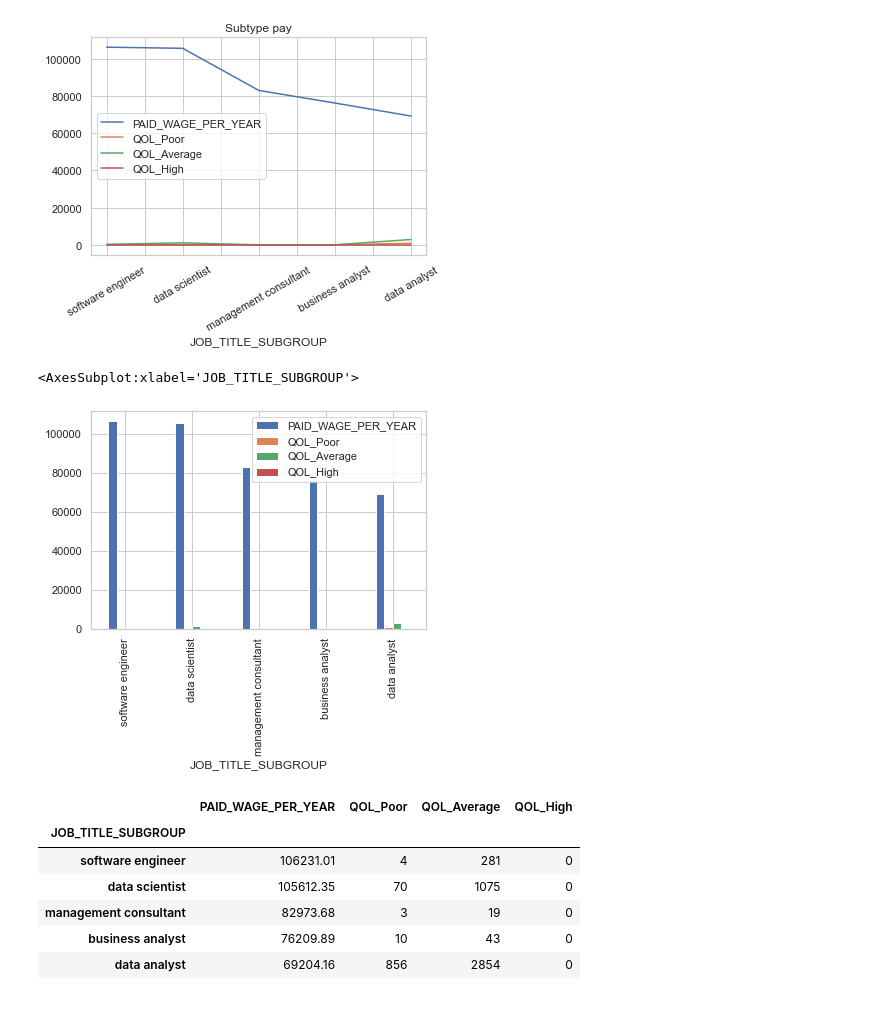
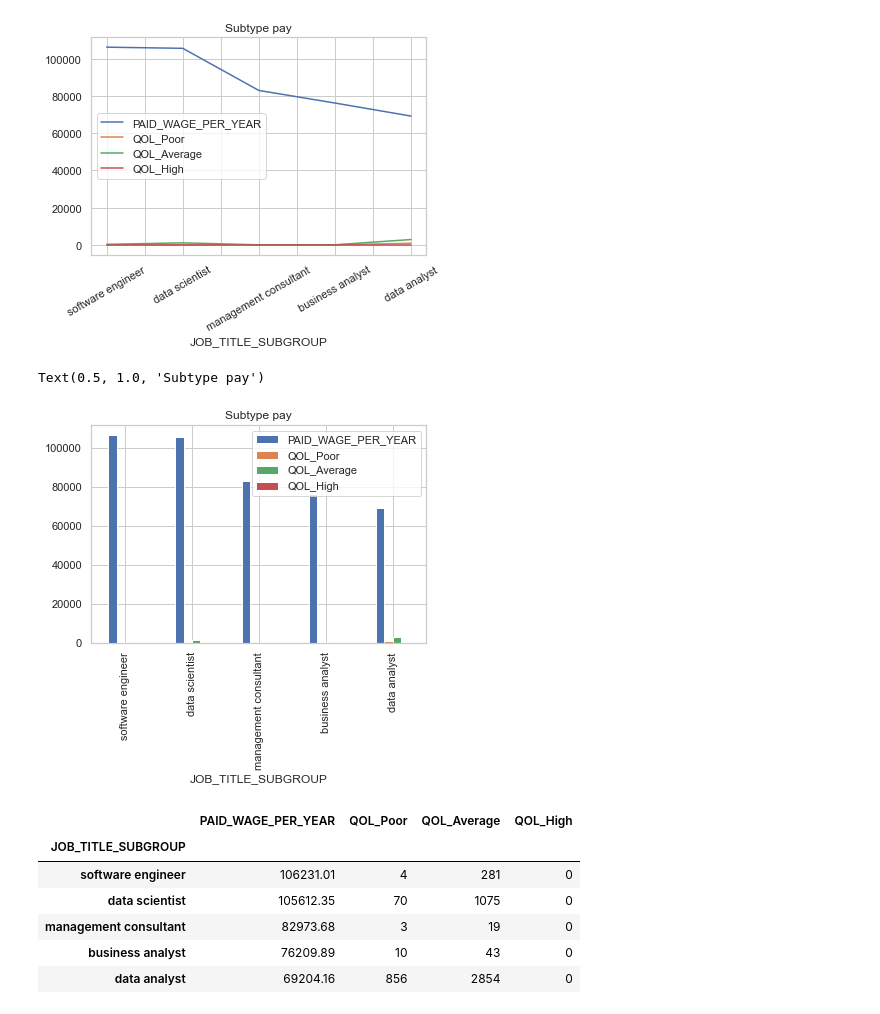
Before and after one commit to Skahlon7/DS311-Group-Project, a Jupyter notebook: Job_Analysis_Nytina_visuals.ipynb, the cells around one changed output. Cells and saved outputs as stored; diff of their text form; code cells hidden in the pictures.

Commit message:
question 1 titles

```diff
--- a/Job_Analysis_Nytina_visuals.ipynb
+++ b/Job_Analysis_Nytina_visuals.ipynb
@@ -374,9 +374,10 @@ plt.show()
 # %%
 #barplot for question 1
 data_df_sub1.plot.bar()
+plt.title('Subtype pay')
 # %% [output]
-<AxesSubplot:xlabel='JOB_TITLE_SUBGROUP'>
+Text(0.5, 1.0, 'Subtype pay')
-[figure, old version]
+[figure, new version]
 # %%
 #I Quality of life
 data_df_sub1 = data_df.copy()
```
